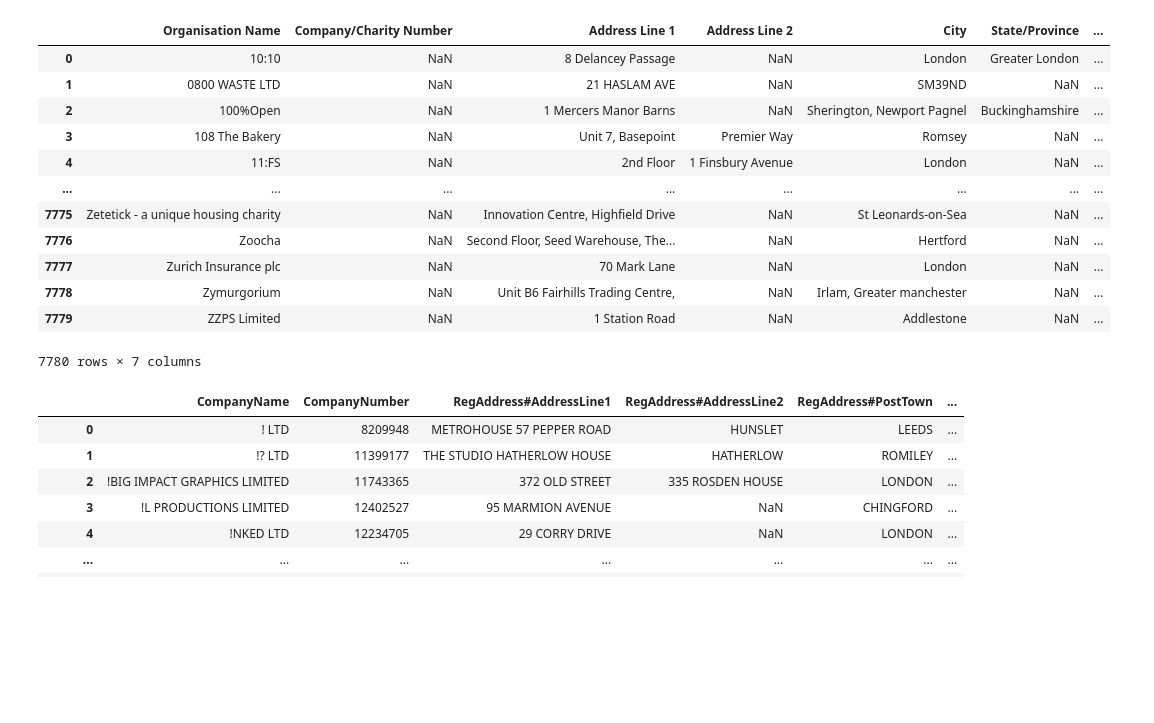
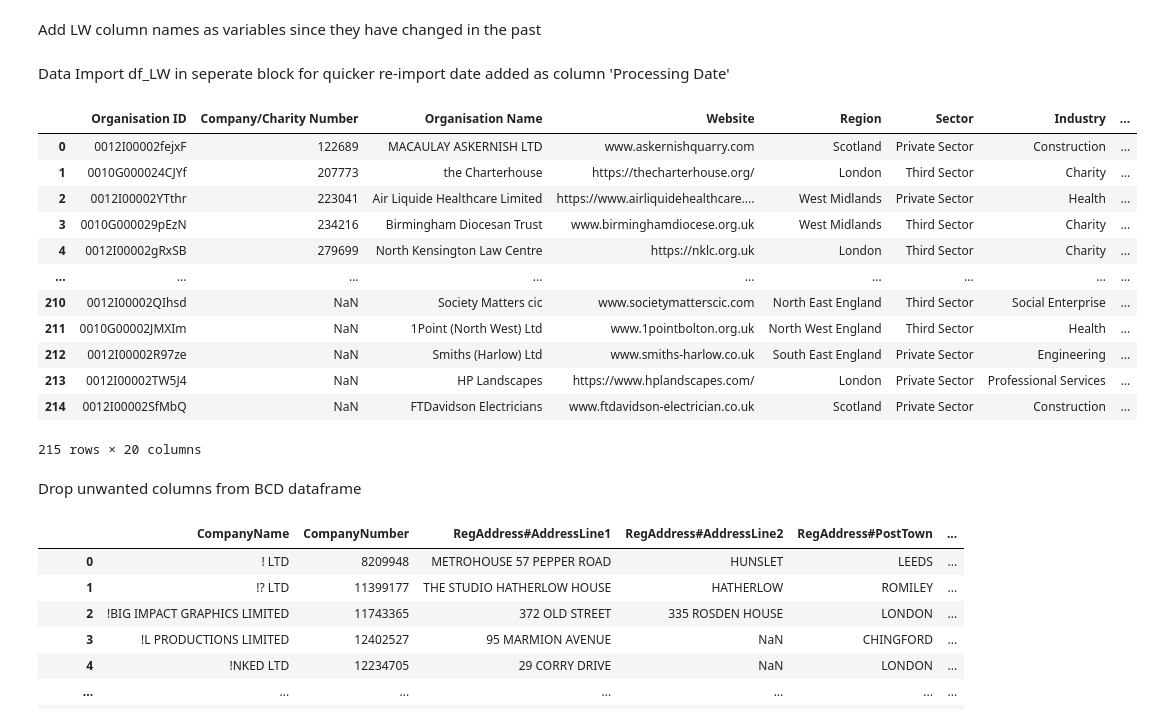
Before and after one commit to jacksim588/Record-Linkage, a Jupyter notebook: General-RL 1.1.ipynb, the cells around one changed output. Drawn from its saved outputs; the diff is of its cells as text; code cells hidden in the pictures; blank space fills up the shorter version.

Commit message:
Pre-processing Updated

```diff
--- a/General-RL 1.1.ipynb
+++ b/General-RL 1.1.ipynb
@@ -10,5 +12,7 @@ from recordlinkage.index import Full
 from recordlinkage.index import SortedNeighbourhood
 from recordlinkage.compare import Exact, String
 from recordlinkage.datasets import load_febrl4
+# %% [markdown]
+Add LW column names as variables since they have changed in the past
 # %%
 #Link File Field Variables
@@ -19,4 +23,8 @@ LF_A2 = 'Address Line 2'
 LF_CITY = 'City'
 LF_COUNTY = 'State/Province'
 LF_PC = 'Postal Code'
+# %% [markdown]
+Data Import
+df_LW in seperate block for quicker re-import
+date added as column 'Processing Date'
 # %%
@@ -24,22 +32,25 @@ df_LW = pd.read_csv(r"C:\Users\Clamfighter\Machine_Learning_Project\my_env\Heggl
 df_BCD = pd.read_csv(r"C:\Users\Clamfighter\Machine_Learning_Project\my_env\Heggle\Record Linkage - Company Data\Company Data\BCD.csv",encoding = "ISO-8859-1",low_memory=False)
 # %%
-df_LW = pd.read_csv(r"C:\Users\jacks\Documents\Document(Offline)\Barcanet\Record Linkage\RLW-Accreditations.csv",encoding = "ISO-8859-1" )
+df_LW = pd.read_csv(r"C:\Users\Clamfighter\Machine_Learning_Project\my_env\Heggle\Record Linkage - Company Data\Company Data\RLW_SEPT.csv",encoding = "ISO-8859-1" )
+df_LW['Processing Date'] = pd.to_datetime('today').strftime("%m/%d/%Y")
 
 df_LW
 # %% [output]
-|  | Organisation Name | Company/Charity Number | Address Line 1 | Address Line 2 | City | State/Province | ... |
-| 0 | 10:10 | NaN | 8 Delancey Passage | NaN | London | Greater London | ... |
-| 1 | 0800 WASTE LTD | NaN | 21 HASLAM AVE | NaN | SM39ND | NaN | ... |
-| 2 | 100%Open | NaN | 1 Mercers Manor Barns | NaN | Sherington, Newport Pagnel | Buckinghamshire | ... |
-| 3 | 108 The Bakery | NaN | Unit 7, Basepoint | Premier Way | Romsey | NaN | ... |
-| 4 | 11:FS | NaN | 2nd Floor | 1 Finsbury Avenue | London | NaN | ... |
-| ... | ... | ... | ... | ... | ... | ... | ... |
-| 7775 | Zetetick - a unique housing charity | NaN | Innovation Centre, Highfield Drive | NaN | St Leonards-on-Sea | NaN | ... |
-| 7776 | Zoocha | NaN | Second Floor, Seed Warehouse, The... | NaN | Hertford | NaN | ... |
-| 7777 | Zurich Insurance plc | NaN | 70 Mark Lane | NaN | London | NaN | ... |
-| 7778 | Zymurgorium | NaN | Unit B6 Fairhills Trading Centre, | NaN | Irlam, Greater manchester | NaN | ... |
-| 7779 | ZZPS Limited | NaN | 1 Station Road | NaN | Addlestone | NaN | ... |
+|  | Organisation ID | Company/Charity Number | Organisation Name | Website | Region | Sector | Industry | ... |
+| 0 | 0012I00002fejxF | 122689 | MACAULAY ASKERNISH LTD | www.askernishquarry.com | Scotland | Private Sector | Construction | ... |
+| 1 | 0010G000024CJYf | 207773 | the Charterhouse | https://thecharterhouse.org/ | London | Third Sector | Charity | ... |
+| 2 | 0012I00002YTthr | 223041 | Air Liquide Healthcare Limited | https://www.airliquidehealthcare.... | West Midlands | Private Sector | Health | ... |
+| 3 | 0010G000029pEzN | 234216 | Birmingham Diocesan Trust | www.birminghamdiocese.org.uk | West Midlands | Third Sector | Charity | ... |
+| 4 | 0012I00002gRxSB | 279699 | North Kensington Law Centre | https://nklc.org.uk | London | Third Sector | Charity | ... |
+| ... | ... | ... | ... | ... | ... | ... | ... | ... |
+| 210 | 0012I00002QIhsd | NaN | Society Matters cic | www.societymatterscic.com | North East England | Third Sector | Social Enterprise | ... |
+| 211 | 0010G00002JMXIm | NaN | 1Point (North West) Ltd | www.1pointbolton.org.uk | North West England | Third Sector | Health | ... |
+| 212 | 0012I00002R97ze | NaN | Smiths (Harlow) Ltd | www.smiths-harlow.co.uk | South East England | Private Sector | Engineering | ... |
+| 213 | 0012I00002TW5J4 | NaN | HP Landscapes | https://www.hplandscapes.com/ | London | Private Sector | Professional Services | ... |
+| 214 | 0012I00002SfMbQ | NaN | FTDavidson Electricians | www.ftdavidson-electrician.co.uk | Scotland | Private Sector | Construction | ... |
-7780 rows × 7 columns
+215 rows × 20 columns
+# %% [markdown]
+Drop unwanted columns from BCD dataframe
 # %%
 df_BCD = df_BCD.drop(df_BCD.columns[10:], axis=1)
 df_BCD = df_BCD.drop(['RegAddress#CareOf',
```
Also changed, not shown: parts of 28 cells of this notebook.
